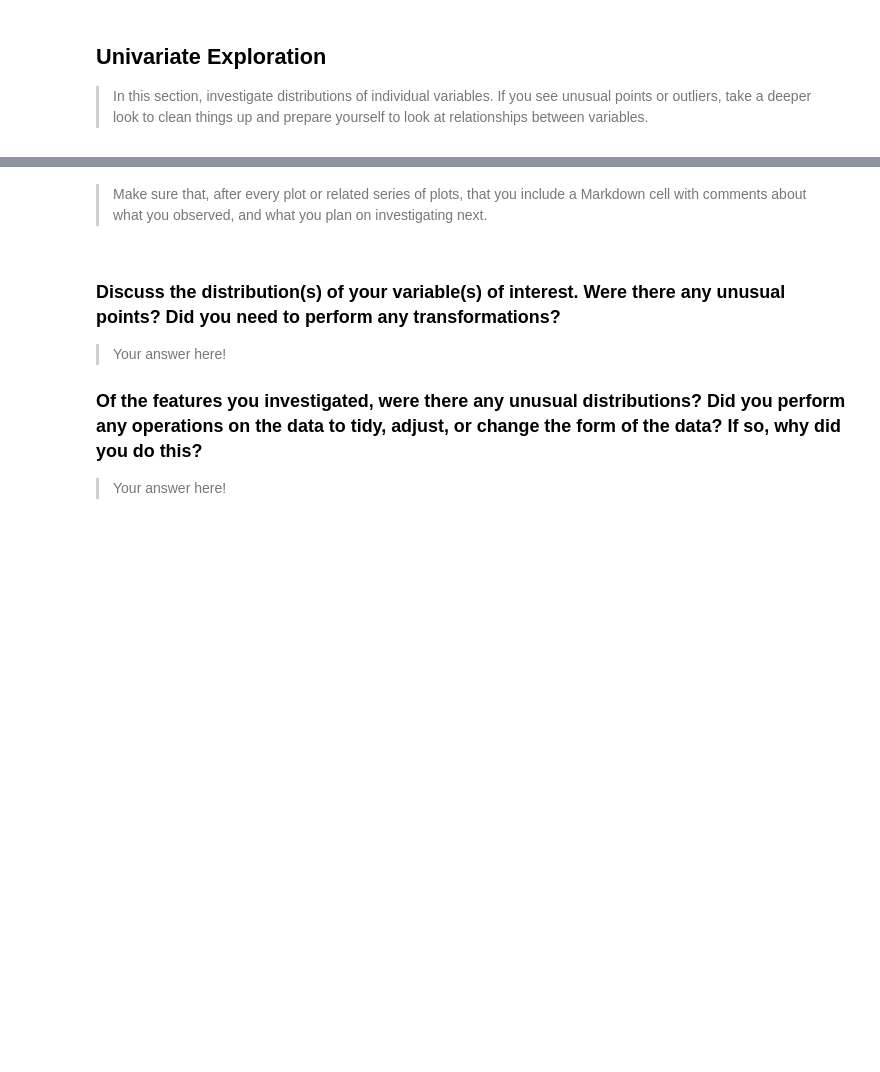
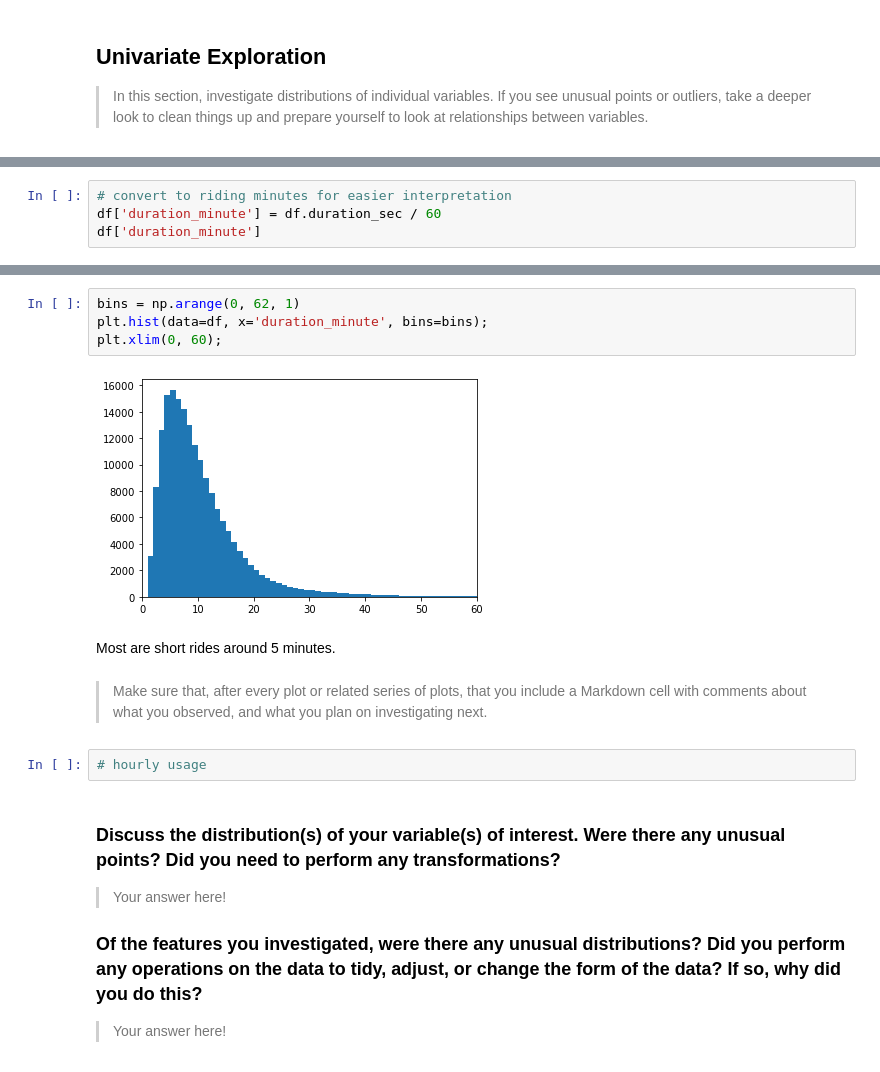
Before and after one commit to tllau/Bikeshare_analysis, a Jupyter notebook: exploration_template.ipynb, the cells around one changed output, grey strips where cells are left out. Saved outputs shown, nothing was run; the diff lists cells and outputs as text; blank space fills up the shorter version.

Commit message:
feat: add ride distribution

```diff
--- a/exploration_template.ipynb
+++ b/exploration_template.ipynb
@@ -146,0 +214,4 @@ and prepare yourself to look at relationships between variables.
+# %%
+# convert to riding minutes for easier interpretation
+df['duration_minute'] = df.duration_sec / 60
+df['duration_minute']
@@ -147,7 +231,17 @@ and prepare yourself to look at relationships between variables.
+# %%
+bins = np.arange(0, 62, 1)
+plt.hist(data=df, x='duration_minute', bins=bins);
+plt.xlim(0, 60);
+# %% [output]
+[figure, added]
+# %% [markdown]
+Most are short rides around 5 minutes.
 # %% [markdown]
 > Make sure that, after every plot or related series of plots, that you
 include a Markdown cell with comments about what you observed, and what
 you plan on investigating next.
+# %%
+# hourly usage
 # %% [markdown]
 ### Discuss the distribution(s) of your variable(s) of interest. Were there any unusual points? Did you need to perform any transformations?
 
```
Also changed, not shown: parts of 13 cells of this notebook.
